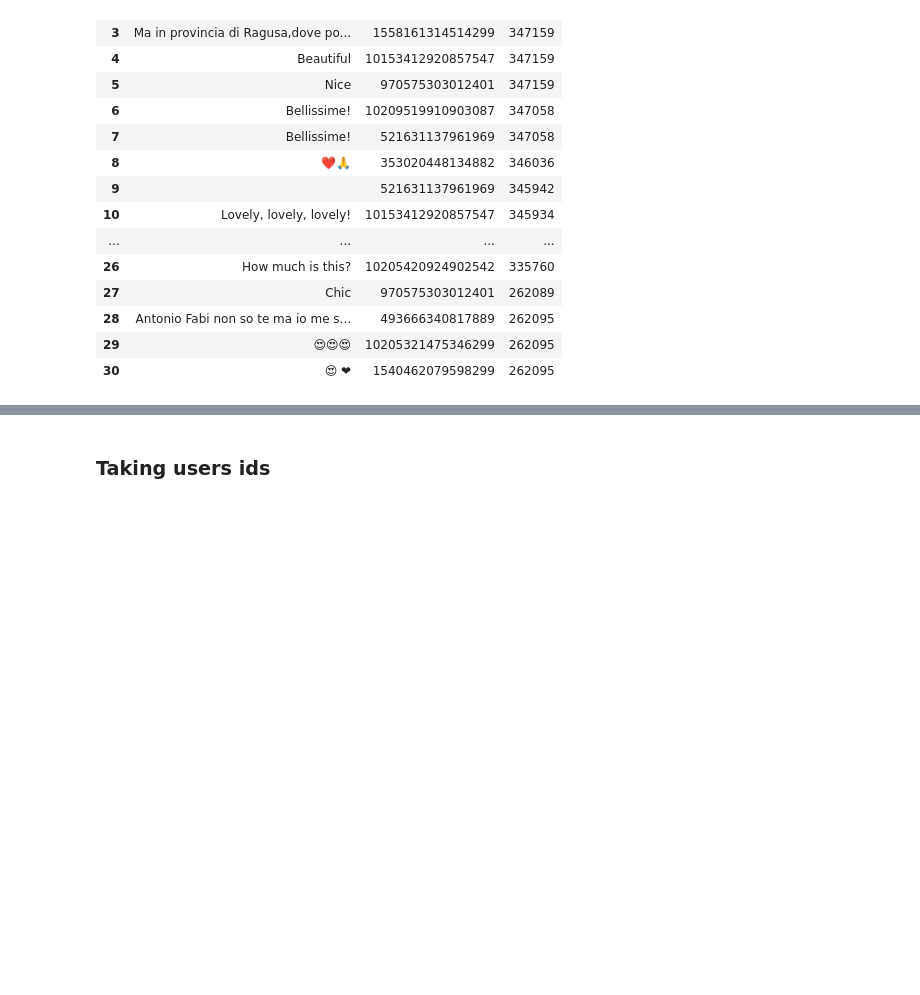
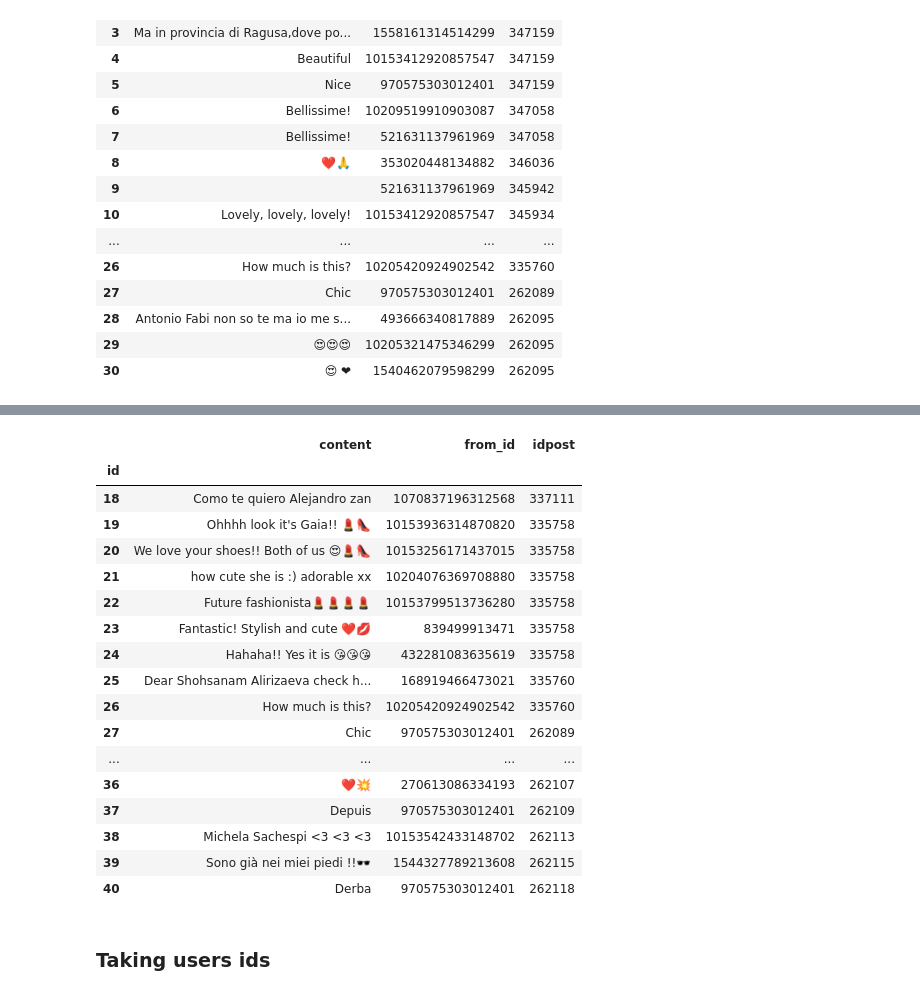
Before and after one commit to Pavle992/Thesis, a Jupyter notebook: Clustering/Preprocessing/Proba.ipynb, the cells around one changed output, grey strips where cells are left out. Drawn from its saved outputs; the diff is of its cells as text; code cells hidden in the pictures; blank space fills up the shorter version.

```diff
--- a/Clustering/Preprocessing/Proba.ipynb
+++ b/Clustering/Preprocessing/Proba.ipynb
@@ -45,3 +56,24 @@ comment_db.table_names()
+# %%
+results.iloc[17:40,:]
+# %% [output]
+|  | content | from_id | idpost |
+| id |  |  |  |
+| 18 | Como te quiero Alejandro zan | 1070837196312568 | 337111 |
+| 19 | Ohhhh look it's Gaia!! 💄👠 | 10153936314870820 | 335758 |
+| 20 | We love your shoes!! Both of us 😍💄👠 | 10153256171437015 | 335758 |
+| 21 | how cute she is :) adorable xx | 10204076369708880 | 335758 |
+| 22 | Future fashionista💄💄💄💄 | 10153799513736280 | 335758 |
+| 23 | Fantastic! Stylish and cute ❤️💋 | 839499913471 | 335758 |
+| 24 | Hahaha!! Yes it is 😘😘😘 | 432281083635619 | 335758 |
+| 25 | Dear Shohsanam Alirizaeva check h... | 168919466473021 | 335760 |
+| 26 | How much is this? | 10205420924902542 | 335760 |
+| 27 | Chic | 970575303012401 | 262089 |
+| ... | ... | ... | ... |
+| 36 | ❤️💥 | 270613086334193 | 262107 |
+| 37 | Depuis | 970575303012401 | 262109 |
+| 38 | Michela Sachespi <3 <3 <3 | 10153542433148702 | 262113 |
+| 39 | Sono già nei miei piedi !!🕶 | 1544327789213608 | 262115 |
+| 40 | Derba | 970575303012401 | 262118 |
 # %% [markdown]
 ### Taking users ids
 # %%
```
Also changed, not shown: parts of 3 cells of this notebook, 1 other file.
